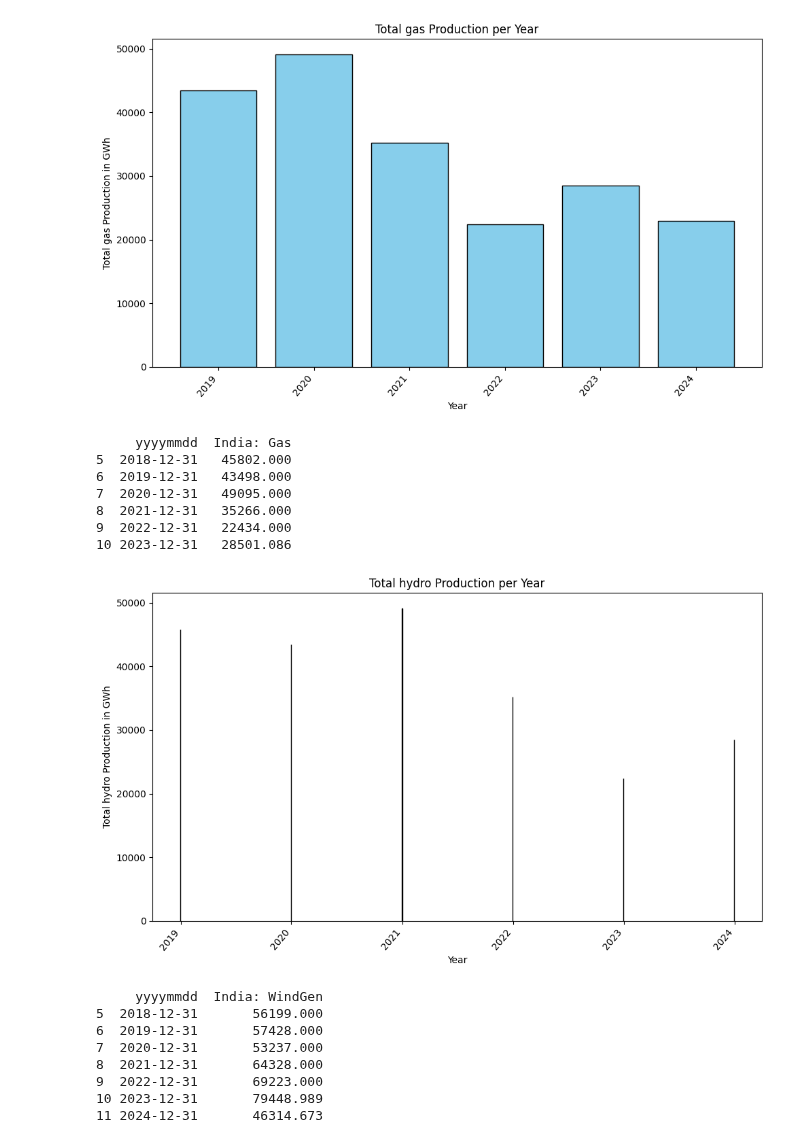
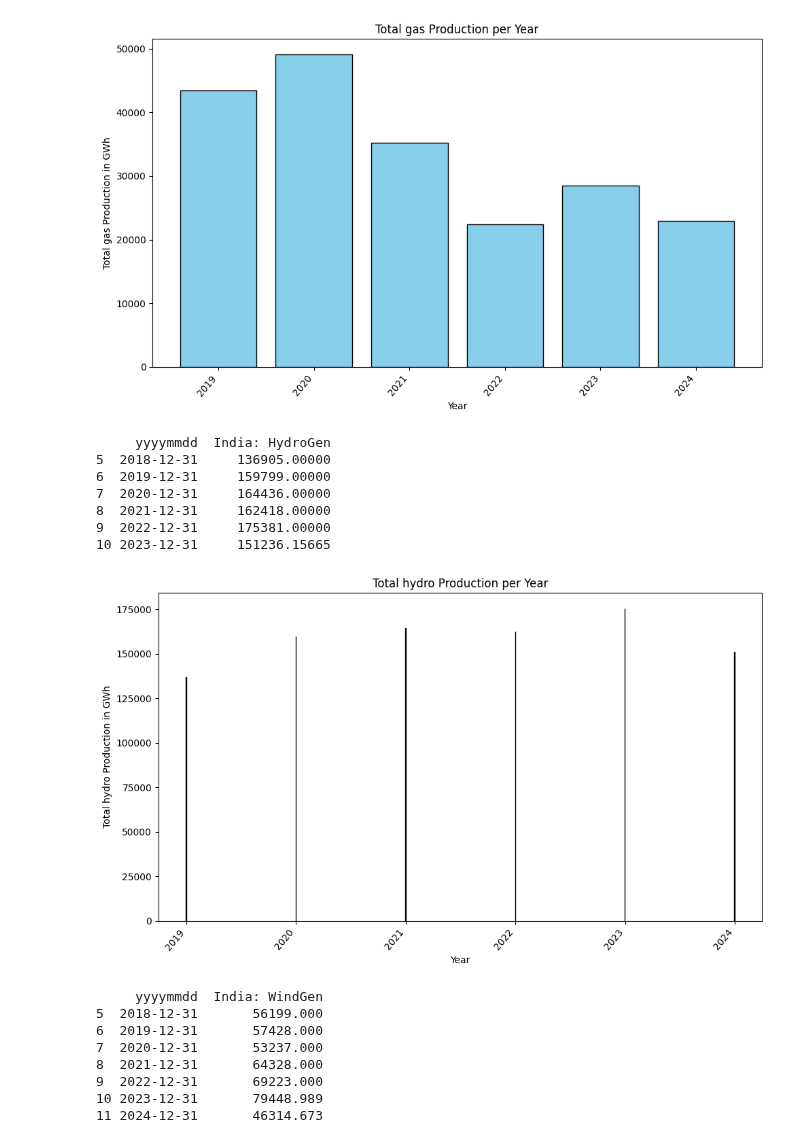
Before and after one commit to jayantxchauhan/India-Energy-Analytics-Model, a Jupyter notebook: ANALYSIS_2.ipynb, the cells around one changed output. Drawn from its saved outputs; the diff is of its cells as text; code cells hidden in the pictures.

```diff
--- a/ANALYSIS_2.ipynb
+++ b/ANALYSIS_2.ipynb
@@ -123,29 +123,29 @@ plot.show()
 # %% [output]
 [figure]
 # %%
-hydro =yearly_data[['yyyymmdd','India: Gas']]
+hydro =yearly_data[['yyyymmdd','India: HydroGen']]
 hydro=hydro.drop(index=range(0,5))
 hydro=hydro.drop(index=11)
 print(hydro)
 # %% [output]
-     yyyymmdd  India: Gas
-5  2018-12-31   45802.000
-6  2019-12-31   43498.000
-7  2020-12-31   49095.000
-8  2021-12-31   35266.000
-9  2022-12-31   22434.000
-10 2023-12-31   28501.086
+     yyyymmdd  India: HydroGen
+5  2018-12-31     136905.00000
+6  2019-12-31     159799.00000
+7  2020-12-31     164436.00000
+8  2021-12-31     162418.00000
+9  2022-12-31     175381.00000
+10 2023-12-31     151236.15665
 # %%
 plot.figure(figsize=(10, 6))
-plot.bar(hydro['yyyymmdd'], hydro['India: Gas'], color='skyblue', edgecolor='black')
+plot.bar(hydro['yyyymmdd'], hydro['India: HydroGen'], color='skyblue', edgecolor='black')
 plot.xlabel('Year')
 plot.ylabel('Total hydro Production in GWh')
 plot.title('Total hydro Production per Year')
 plot.xticks(rotation=50, ha='right')
 plot.tight_layout()
 plot.show()
 # %% [output]
-[figure, old version]
+[figure, new version]
 # %%
 Windgen = yearly_data[['yyyymmdd','India: WindGen']]
 Windgen = Windgen.drop(index=range(0,5))
```
Also changed, not shown: parts of 4 cells of this notebook.
